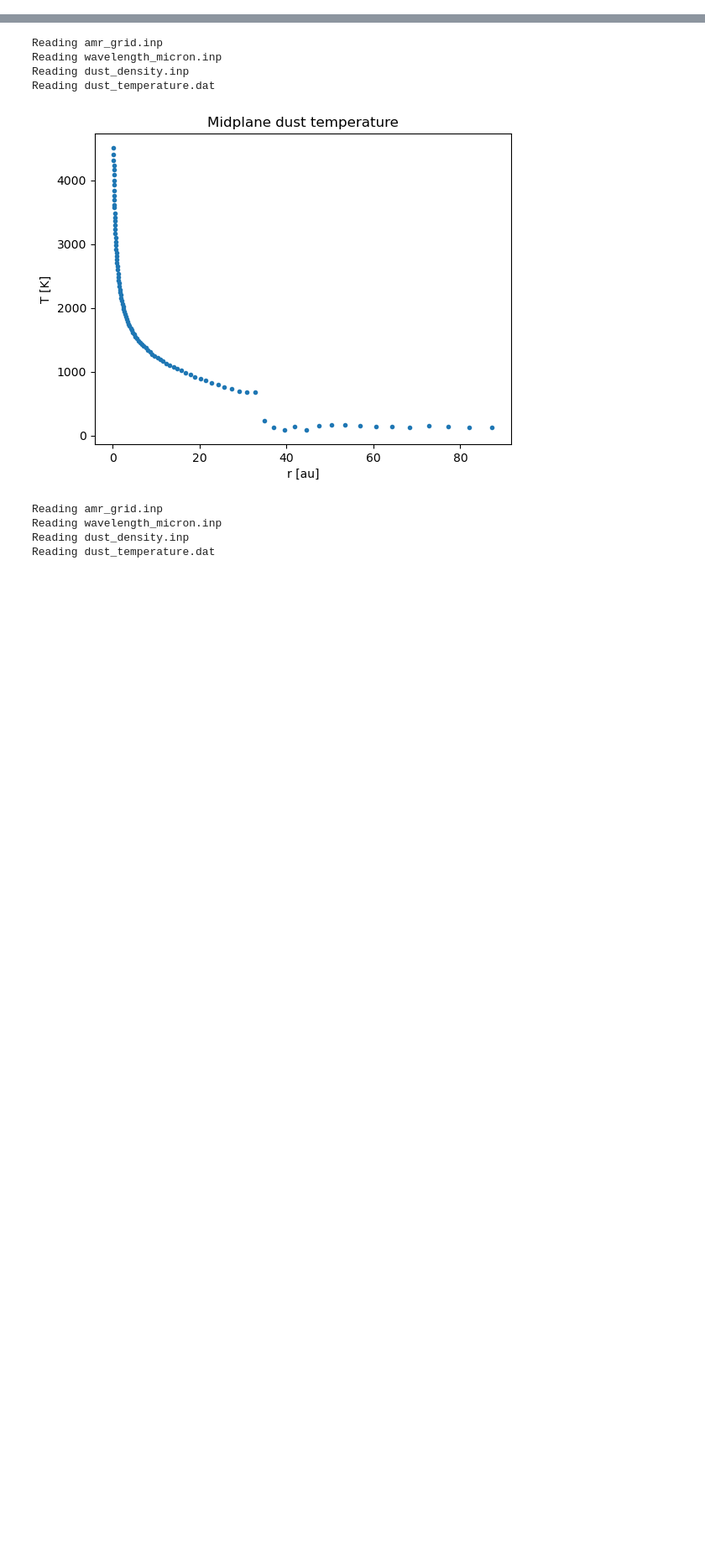
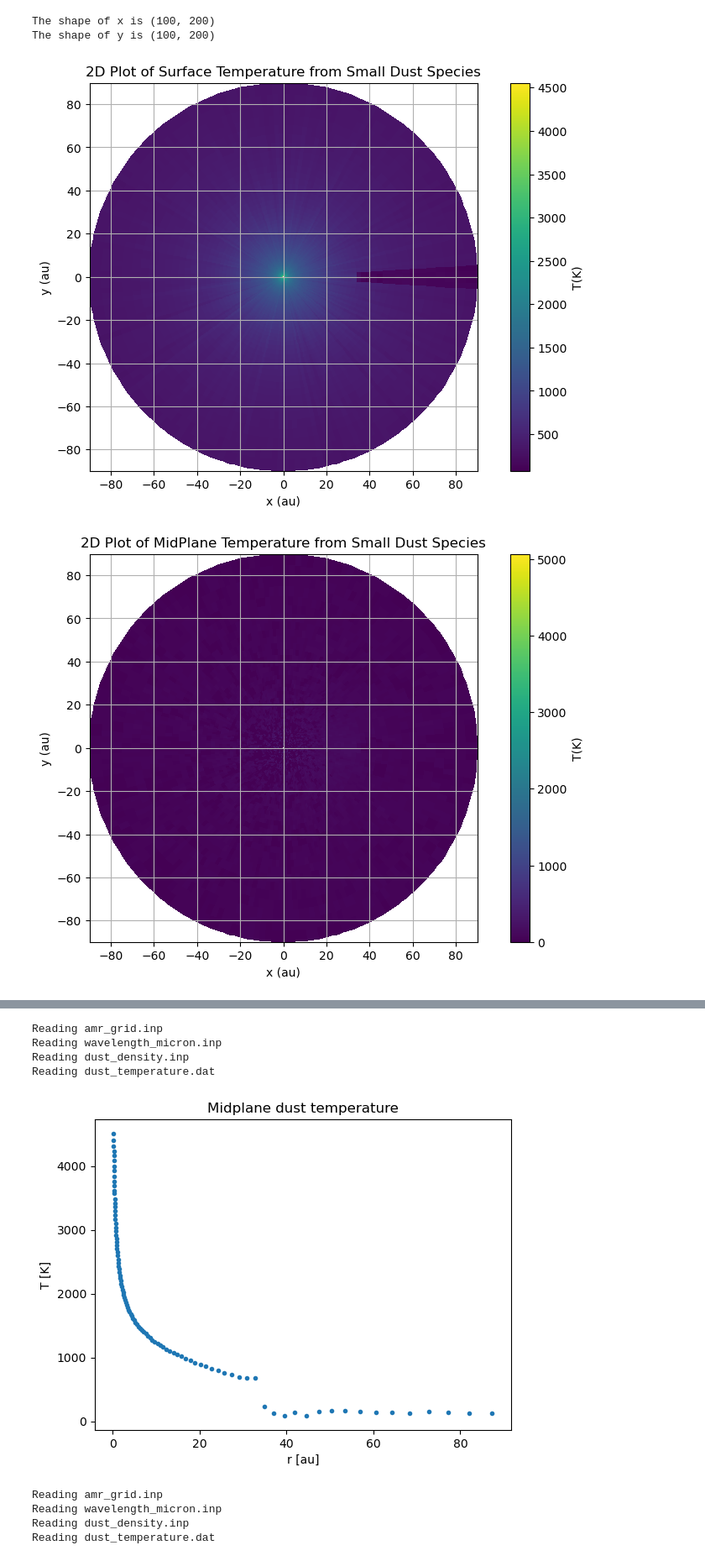
Before and after one commit to VWelke/Circumplanetary_Disk, a Jupyter notebook: CPD_simple_1_test__no_planet/testTemp.ipynb, the cells around one changed output, grey strips where cells are left out. Shown at 84% size. Saved outputs shown, nothing was run; the diff lists cells and outputs as text; code cells hidden in the pictures; blank space fills up the shorter version.

```diff
--- a/CPD_simple_1_test__no_planet/testTemp.ipynb
+++ b/CPD_simple_1_test__no_planet/testTemp.ipynb
@@ -86,0 +148,66 @@ Reading dust_temperature.dat
+# %%
+#2D plot of the temperature
+
+dtsm_sur = d.dusttemp[:, 15, :,0] # surface rom the small dust specdies
+dtsm_mid = d.dusttemp[:, -1, :,0] # surface rom the small dust specdies
+dtbg_sur = d.dusttemp[:, 15, :,1] # surface rom the large dust specdies
+dtbg_mid = d.dusttemp[:, -1, :,1] # surface rom the large dust specdies
+
+
+# Create 2D grids for r and phi
+r_grid, phi_grid = np.meshgrid(d.grid.x, d.grid.z, indexing='ij')
+
+# Convert polar coordinates (r, phi) to Cartesian coordinates (x, y)
+x = r_grid * np.cos(phi_grid)
+y = r_grid * np.sin(phi_grid)
+print(f'The shape of x is {np.shape(x)}')
+print(f'The shape of y is {np.shape(y)}')
+
+
+
+plt.figure(figsize=(10, 6))
+plt.pcolormesh(x/au, y/au, dtsm_sur, shading='auto', cmap='viridis')
+plt.colorbar(label=r'T(K)')
+plt.xlabel('x (au)')
+plt.ylabel('y (au)')
+plt.title('2D Plot of Surface Temperature from Small Dust Species')
+plt.gca().set_aspect('equal')
+plt.grid(True)
+plt.show()
+
+plt.figure(figsize=(10, 6))
+plt.pcolormesh(x/au, y/au, dtsm_mid, shading='auto', cmap='viridis')
+plt.colorbar(label=r'T(K)')
+plt.xlabel('x (au)')
+plt.ylabel('y (au)')
+plt.title('2D Plot of MidPlane Temperature from Small Dust Species')
+plt.gca().set_aspect('equal')
+plt.grid(True)
+plt.show()
+
+
+plt.figure(figsize=(10, 6))
+plt.pcolormesh(x/au, y/au, dtbg_sur, shading='auto', cmap='viridis')
+plt.colorbar(label=r'T(K)')
+plt.xlabel('x (au)')
+plt.ylabel('y (au)')
+plt.title('2D Plot of Surface Temperature from large Dust Species')
+plt.gca().set_aspect('equal')
+plt.grid(True)
+plt.show()
+
+
+plt.figure(figsize=(10, 6))
+plt.pcolormesh(x/au, y/au, dtbg_mid, shading='auto', cmap='viridis')
+plt.colorbar(label=r'T(K)')
+plt.xlabel('x (au)')
+plt.ylabel('y (au)')
+plt.title('2D Plot of Midplane Temperature from Large Dust Species')
+plt.gca().set_aspect('equal')
+plt.grid(True)
+plt.show()
+# %% [output]
+The shape of x is (100, 200)
+The shape of y is (100, 200)
+[figure, added]
+[figure, added]
```
Also changed, not shown: parts of 6 cells of this notebook, 20 other files.
